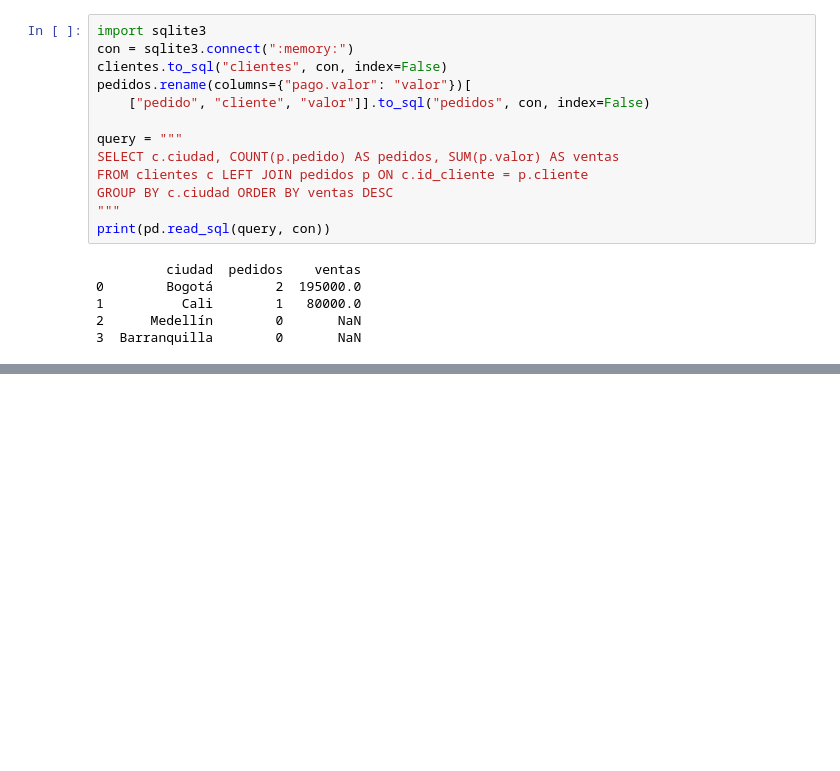
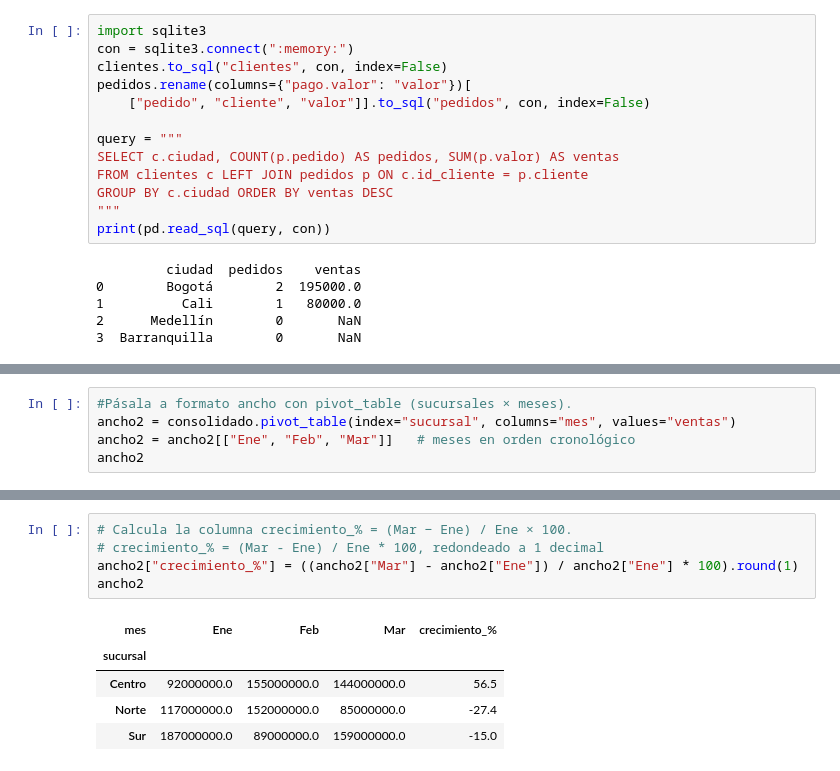
Before and after one commit to robinsonvelag-ops/Unicafam_Modelos_Analiticos_Indra, a Jupyter notebook: Sesion3_Integracion_de_Datos.ipynb, the cells around one changed output, grey strips where cells are left out. Cells and saved outputs as stored; diff of their text form; blank space fills up the shorter version.

```diff
--- a/Sesion3_Integracion_de_Datos.ipynb
+++ b/Sesion3_Integracion_de_Datos.ipynb
@@ -231,0 +333,5 @@ print(pd.read_sql(query, con))
+# %%
+#Pásala a formato ancho con pivot_table (sucursales × meses).
+ancho2 = consolidado.pivot_table(index="sucursal", columns="mes", values="ventas")
+ancho2 = ancho2[["Ene", "Feb", "Mar"]]   # meses en orden cronológico
+ancho2
@@ -231,0 +344,11 @@ print(pd.read_sql(query, con))
+# %%
+# Calcula la columna crecimiento_% = (Mar − Ene) / Ene × 100.
+# crecimiento_% = (Mar - Ene) / Ene * 100, redondeado a 1 decimal
+ancho2["crecimiento_%"] = ((ancho2["Mar"] - ancho2["Ene"]) / ancho2["Ene"] * 100).round(1)
+ancho2
+# %% [output]
+| mes | Ene | Feb | Mar | crecimiento_% |
+| sucursal |  |  |  |  |
+| Centro | 92000000.0 | 155000000.0 | 144000000.0 | 56.5 |
+| Norte | 117000000.0 | 152000000.0 | 85000000.0 | -27.4 |
+| Sur | 187000000.0 | 89000000.0 | 159000000.0 | -15.0 |
```
Also changed, not shown: parts of 16 cells of this notebook.
